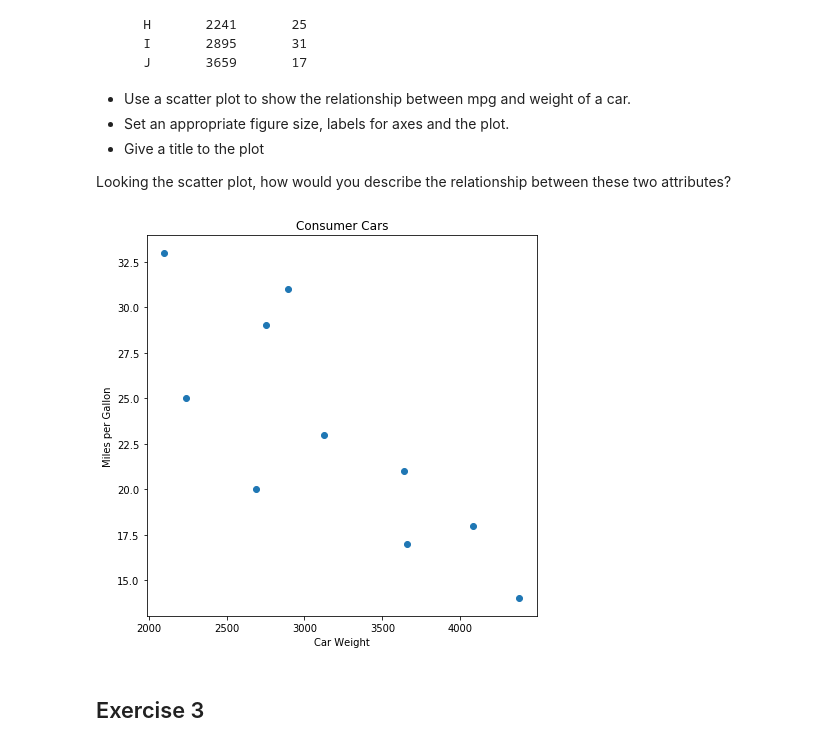
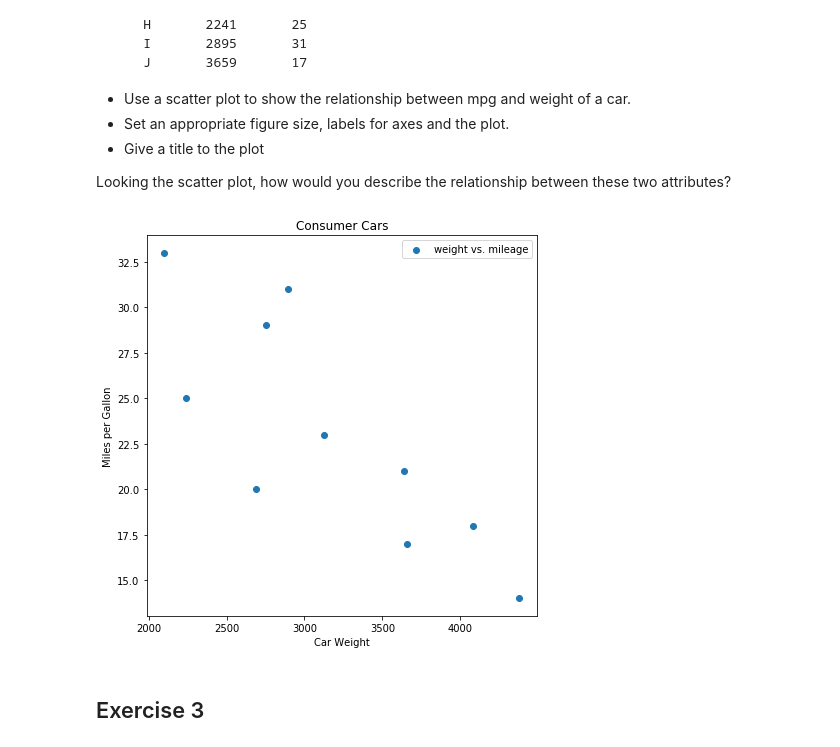
Before and after one commit to joaobretas/dsc-0-01-22-visualizing-data-lab-online-ds-sp-000, a Jupyter notebook: index.ipynb, the cells around one changed output. Saved outputs shown, nothing was run; the diff lists cells and outputs as text; code cells hidden in the pictures.

```diff
--- a/index.ipynb
+++ b/index.ipynb
@@ -66,18 +66,19 @@ Looking the scatter plot, how would you describe the relationship between these
 # %%
 weight = [2750,3125,2100,4082,2690,3640,4380,2241,2895,3659]
 mpg = [29,23,33,18,20,21,14,25,31,17]
 
 # Set the figure size in inches
 plt.figure(figsize=(7,7))
 # Plot with scatter()
 plt.scatter(weight, mpg, label = 'weight vs. mileage')
 # Set x and y axes labels and give titles
 plt.xlabel('Car Weight')
 plt.ylabel('Miles per Gallon')
 plt.title('Consumer Cars')
+plt.legend()
 plt.show()
 # %% [output]
-[figure, old version]
+[figure, new version]
 # %% [markdown]
 ## Exercise 3
 # %% [markdown]
```
